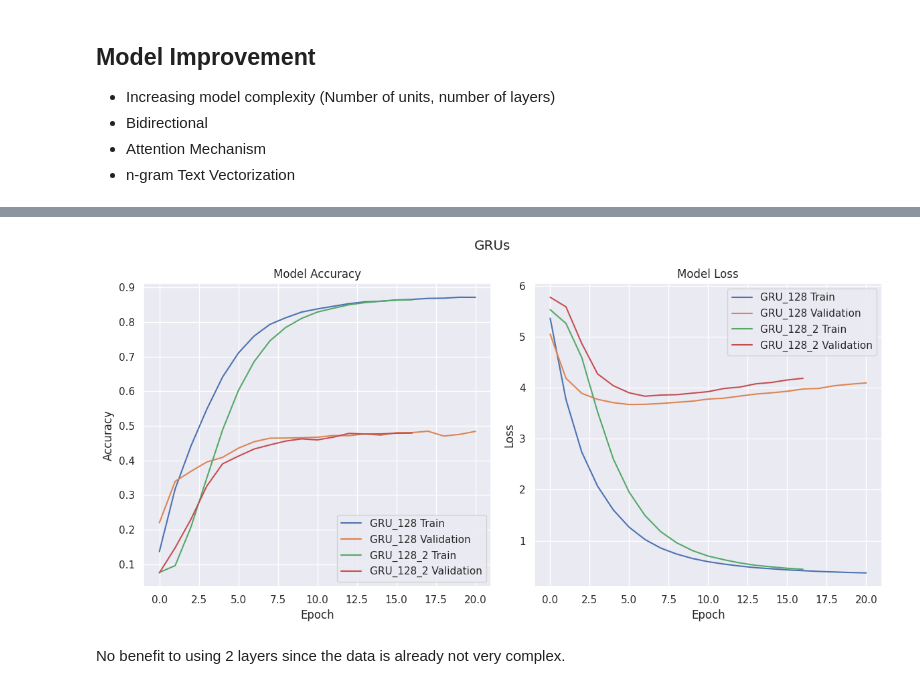
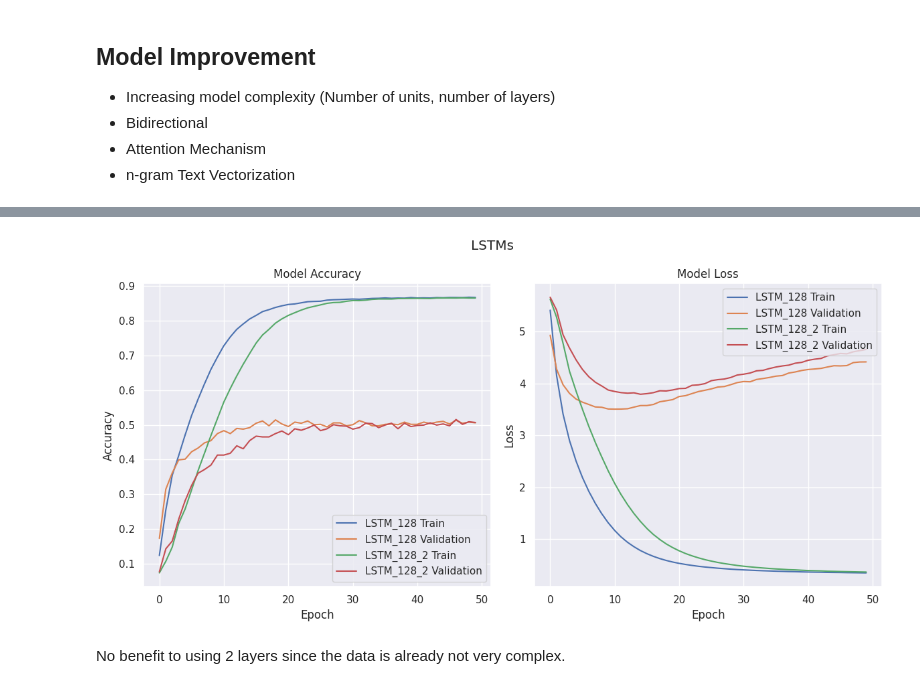
Before and after one commit to glennwuwu/next-word-predictor-rnn, a Jupyter notebook: RNN.ipynb, the cells around one changed output, grey strips where cells are left out. Saved outputs shown, nothing was run; the diff lists cells and outputs as text; code cells hidden in the pictures.

```diff
--- a/RNN.ipynb
+++ b/RNN.ipynb
@@ -571,7 +597,7 @@ max_vocab_size = 10000
 vectorize_layer = TextVectorization(
     max_tokens=max_vocab_size,
     output_mode='int',
-    output_sequence_length=40,
+    output_sequence_length=35,
     # ngrams=5
 )
 
@@ -1214,36 +1229,22 @@ plot_history(basic_RNNs, "")
 # %%
-more_RNNs = {}
+more_LSTMs = {}
 
-simple_GRU_128 = Sequential([
+simple_LSTM_128 = simple_LSTM_seq(128)
+simple_LSTM_128.compile(loss='categorical_crossentropy', optimizer="adam", metrics=['accuracy'])
+
+more_LSTMs["LSTM_128"] = fit_model(simple_LSTM_128, "", batch_size=256, epochs=50, callbacks=[])
+simple_LSTM_128.save("models/LSTM_128.keras")
+
+simple_LSTM_128_2 = Sequential([
     vectorize_layer,
     Embedding(total_words, 768, mask_zero=True),
-    GRU(128),
+    LSTM(128, return_sequences=True),
+    LSTM(128),
     Dense(total_words, activation='softmax')
 ])
-simple_GRU_128.compile(loss='categorical_crossentropy', optimizer="adam", metrics=['accuracy'])
+simple_LSTM_128_2.compile(loss='categorical_crossentropy', optimizer="adam", metrics=['accuracy'])
 
-more_RNNs["GRU_128"] = fit_model(simple_GRU_128, "", batch_size=256, epochs=50, callbacks=[early_stopping])
-all_RNN_scores["GRU_128"] = calculate_scoring_metrics(simple_GRU_128)
-
-simple_GRU_128_2 = Sequential([
-    vectorize_layer,
-    Embedding(total_words, 768, mask_zero=True),
-    GRU(128, return_sequences=True),
-    GRU(128),
-    Dense(total_words, activation='softmax')
-])
-simple_GRU_128_2.compile(loss='categorical_crossentropy', optimizer="adam", metrics=['accuracy'])
-
-early_stopping = EarlyStopping(
-    monitor="accuracy",
-    start_from_epoch=0,
-    patience=1,
-    min_delta=0.002,
-    mode="max",
-    restore_best_weights=True
-)
-
-more_RNNs["GRU_128_2"] = fit_model(simple_GRU_128_2, "", batch_size=256, epochs=50, callbacks=[early_stopping])
-all_RNN_scores["GRU_128_2"] = calculate_scoring_metrics(simple_GRU_128_2)
+more_LSTMs["LSTM_128_2"] = fit_model(simple_LSTM_128_2, "", batch_size=256, epochs=50, callbacks=[])
+simple_LSTM_128_2.save("models/LSTM_128_2.keras")
 # %% [output]
 Epoch 1/50
@@ -1317,7 +1284,7 @@ all_RNN_scores
 # %%
-plot_history(more_RNNs, "GRUs")
+plot_history(more_LSTMs, "LSTMs")
 # %% [output]
-[figure, old version]
+[figure, new version]
 # %% [markdown]
 No benefit to using 2 layers since the data is already not very complex.
 # %%
```
Also changed, not shown: parts of 135 cells of this notebook, 28 other files.
